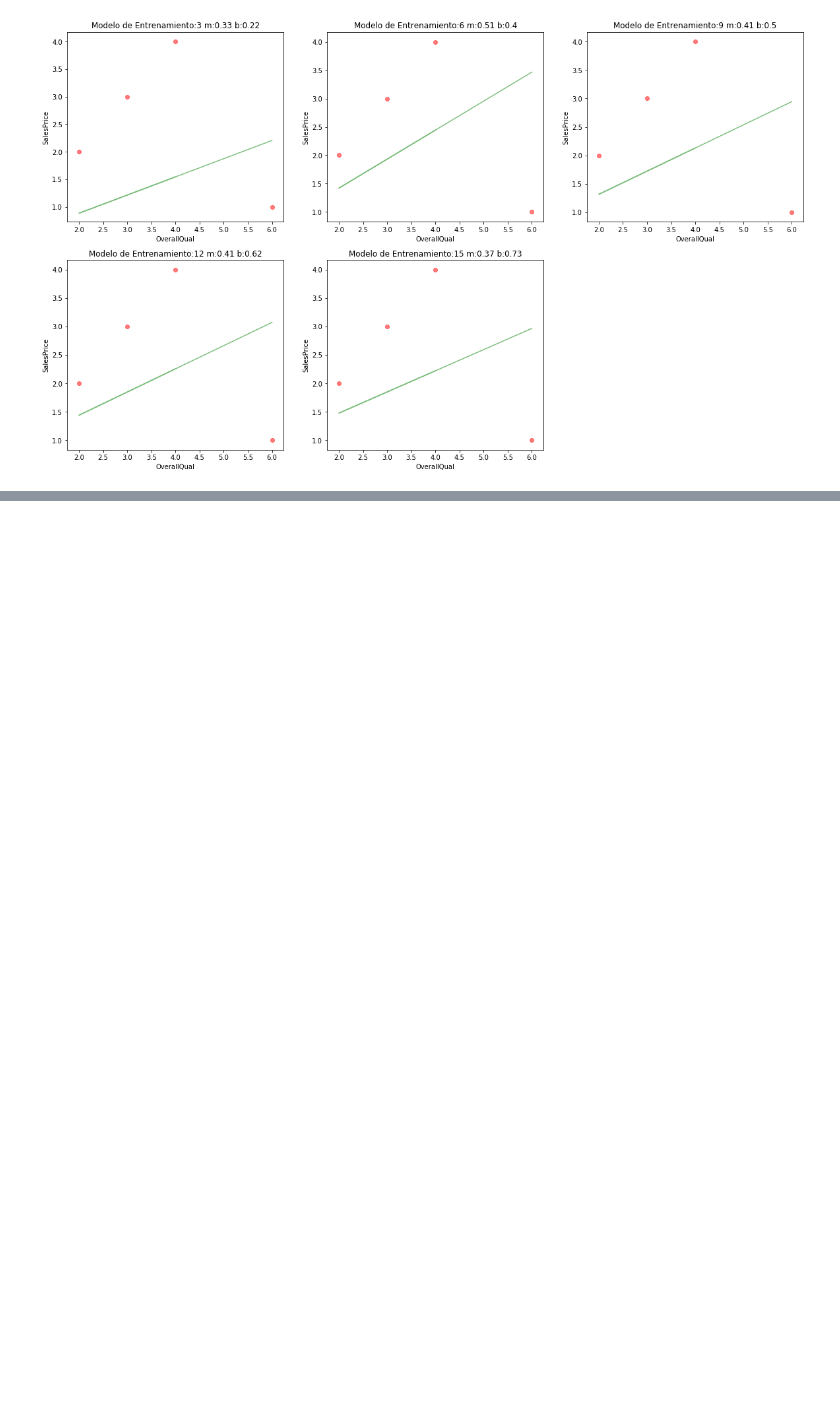
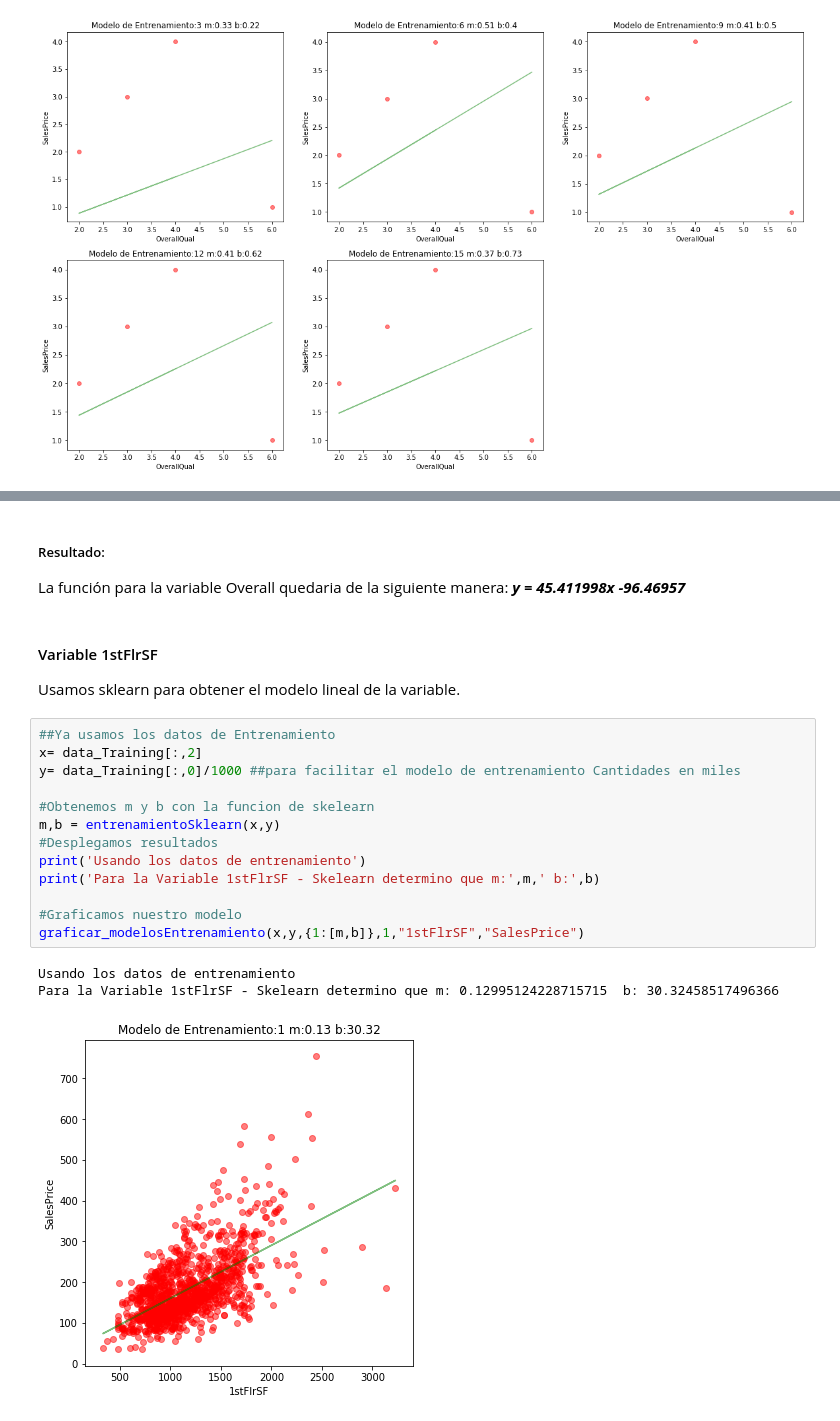
Before and after one commit to jonathanDeLeonGES/jupyterNotebooks, a Jupyter notebook: Proyecto_Curso_CienciaDatos.ipynb, the cells around one changed output, grey strips where cells are left out. Drawn from its saved outputs; the diff is of its cells as text; blank space fills up the shorter version.

```diff
--- a/Proyecto_Curso_CienciaDatos.ipynb
+++ b/Proyecto_Curso_CienciaDatos.ipynb
@@ -364,0 +466,26 @@ graficar_modelosEntrenamiento(np.array([6,2,3,4]),np.array([1,2,3,4]),res,3,"Ove
+# %% [markdown]
+##### Resultado:
+
+La función para la variable Overall quedaria de la siguiente manera:
+***y = 45.411998x -96.46957***
+# %% [markdown]
+#### Variable 1stFlrSF
+
+Usamos sklearn para obtener el modelo lineal de la variable.
+# %%
+##Ya usamos los datos de Entrenamiento
+x= data_Training[:,2]
+y= data_Training[:,0]/1000 ##para facilitar el modelo de entrenamiento Cantidades en miles
+
+#Obtenemos m y b con la funcion de skelearn
+m,b = entrenamientoSklearn(x,y)
+#Desplegamos resultados
+print('Usando los datos de entrenamiento')
+print('Para la Variable 1stFlrSF - Skelearn determino que m:',m,' b:',b)
+
+#Graficamos nuestro modelo
+graficar_modelosEntrenamiento(x,y,{1:[m,b]},1,"1stFlrSF","SalesPrice")
+# %% [output]
+Usando los datos de entrenamiento
+Para la Variable 1stFlrSF - Skelearn determino que m: 0.12995124228715715  b: 30.32458517496366
+[figure, added]
```
Also changed, not shown: parts of 14 cells of this notebook.
